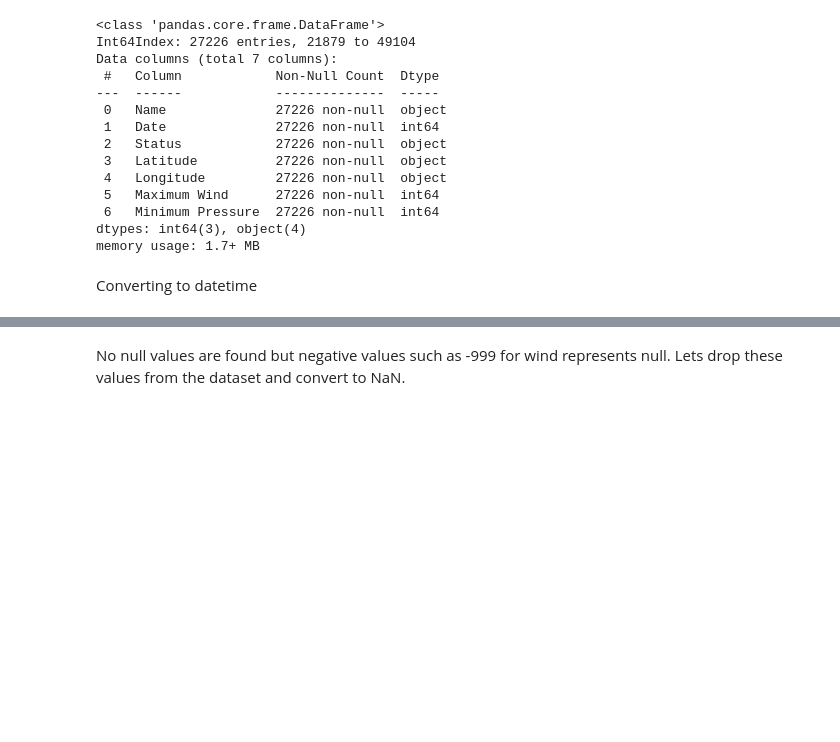
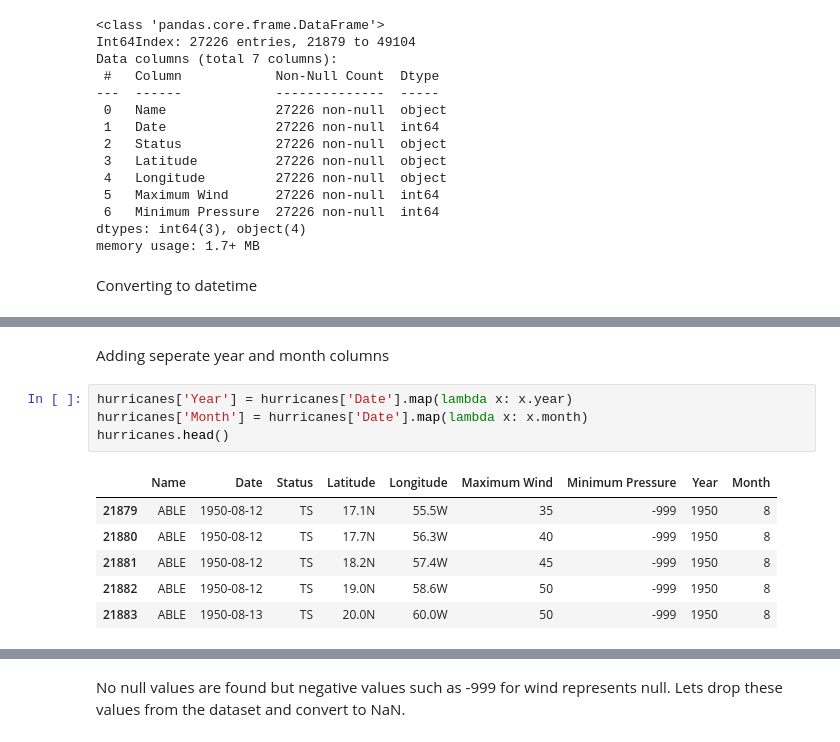
Before and after one commit to DanielBrechner/hurrdat_co2, a Jupyter notebook: atlantic_hurricanes.ipynb, the cells around one changed output, grey strips where cells are left out. Saved outputs shown, nothing was run; the diff lists cells and outputs as text; blank space fills up the shorter version.

```diff
--- a/atlantic_hurricanes.ipynb
+++ b/atlantic_hurricanes.ipynb
@@ -65,0 +89,13 @@ hurricanes.loc[:, 'Date'] = pd.to_datetime(hurricanes['Date'], format='%Y-%m-%d'
+# %% [markdown]
+Adding seperate year and month columns
+# %%
+hurricanes['Year'] = hurricanes['Date'].map(lambda x: x.year)
+hurricanes['Month'] = hurricanes['Date'].map(lambda x: x.month)
+hurricanes.head()
+# %% [output]
+|  | Name | Date | Status | Latitude | Longitude | Maximum Wind | Minimum Pressure | Year | Month |
+| 21879 | ABLE | 1950-08-12 | TS | 17.1N | 55.5W | 35 | -999 | 1950 | 8 |
+| 21880 | ABLE | 1950-08-12 | TS | 17.7N | 56.3W | 40 | -999 | 1950 | 8 |
+| 21881 | ABLE | 1950-08-12 | TS | 18.2N | 57.4W | 45 | -999 | 1950 | 8 |
+| 21882 | ABLE | 1950-08-12 | TS | 19.0N | 58.6W | 50 | -999 | 1950 | 8 |
+| 21883 | ABLE | 1950-08-13 | TS | 20.0N | 60.0W | 50 | -999 | 1950 | 8 |
```
Also changed, not shown: parts of 16 cells of this notebook.
